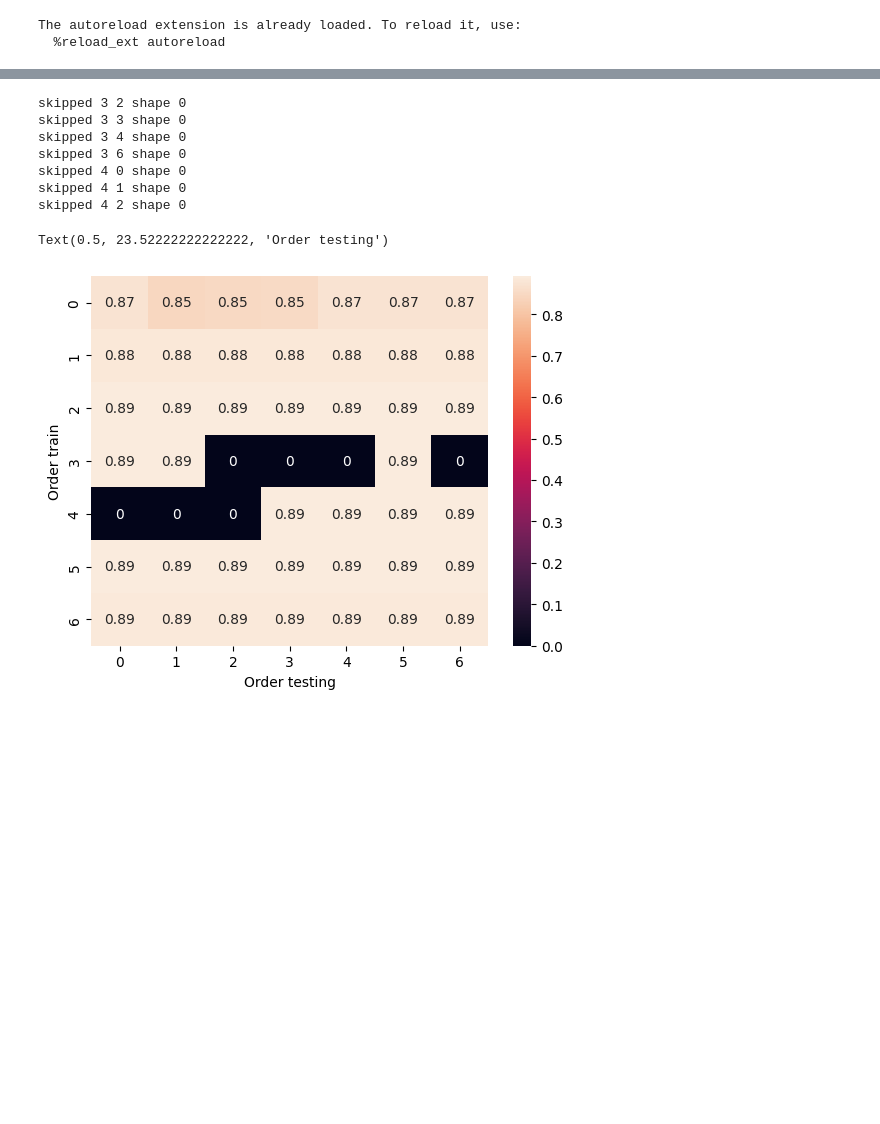
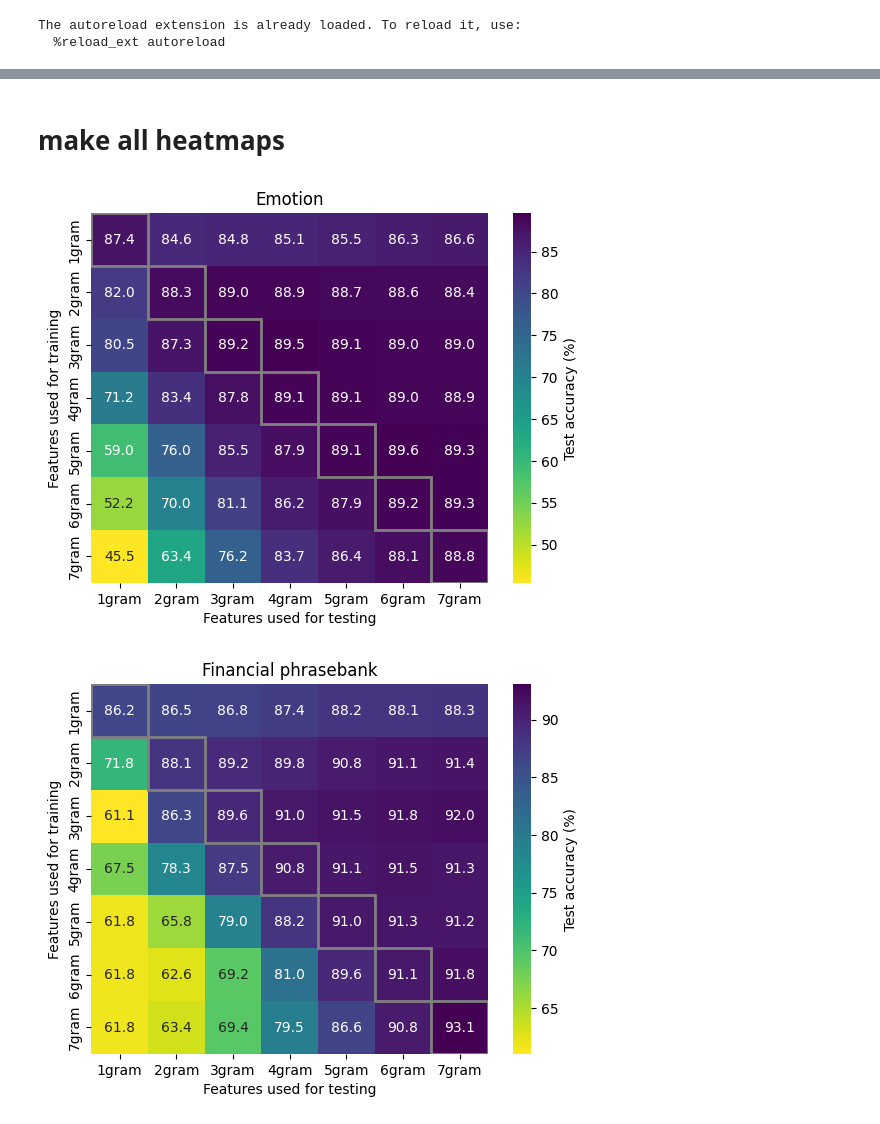
Before and after one commit to csinva/imodelsX, a Jupyter notebook: notebooks/05_vary_ngrams_test.ipynb, the cells around one changed output, grey strips where cells are left out. Drawn from its saved outputs; the diff is of its cells as text; code cells hidden in the pictures; blank space fills up the shorter version.

Commit message:
add vary_ngrams_test plots

```diff
--- a/notebooks/05_vary_ngrams_test.ipynb
+++ b/notebooks/05_vary_ngrams_test.ipynb
@@ -51,7 +48,3 @@ rs.head()
 | 2 | nateraw/bert-base-uncased-emotion | 1 | 3 | -1 | all |  | emotion | 1 | last_hidden_state_mean |  | ... |
 | 3 | nateraw/bert-base-uncased-emotion | 1 | 4 | -1 | all |  | emotion | 1 | last_hidden_state_mean |  | ... |
 | 4 | nateraw/bert-base-uncased-emotion | 1 | 5 | -1 | all |  | emotion | 1 | last_hidden_state_mean |  | ... |
-# %%
-dset = 'emotion'
-d = rs[rs.dataset == dset]
-d[['ngrams', 'ngrams_test', 'acc_val']].head()
@@ -65,28 +51,42 @@ d[['ngrams', 'ngrams_test', 'acc_val']].head()
-# %%
-N = 7
-heatmap = np.zeros((N, N))
-for i in range(N):
-    for j in range(N):
-        row = d[
-            (d.ngrams == i + 1) & (d.ngrams_test == j + 1)
-        ]
-        # print(row.shape)
-        if row.shape[0] == 1:
-            heatmap[i, j] = row['acc_val']
-        else:
-            print('skipped', i, j, 'shape', row.shape[0])
-# %% [output]
-skipped 3 2 shape 0
-skipped 3 3 shape 0
-skipped 3 4 shape 0
-skipped 3 6 shape 0
-skipped 4 0 shape 0
-skipped 4 1 shape 0
-skipped 4 2 shape 0
-# %%
-sns.heatmap(heatmap, annot=True)
-plt.ylabel('Order train')
-plt.xlabel('Order testing')
-# %% [output]
-Text(0.5, 23.52222222222222, 'Order testing')
-[figure, removed]
+# %% [markdown]
+# make all heatmaps
+# %%
+heatmaps = []
+dsets = []
+for dset in sorted(rs.dataset.unique()):
+    # dset = 'sst2'
+    d = rs[rs.dataset == dset]
+    d[['ngrams', 'ngrams_test', 'acc_val']].head()
+    N = 7
+    heatmap = np.zeros((N, N))
+    # plt.figure(dpi=300)
+    for i in range(N):
+        for j in range(N):
+            row = d[
+                (d.ngrams == i + 1) & (d.ngrams_test == j + 1)
+            ]
+            if row.shape[0] == 1:
+                heatmap[i, j] = row['acc_val']
+            else:
+                pass
+
+    ax = sns.heatmap(heatmap * 100, annot=True,
+                fmt='.1f', cbar_kws={'label': 'Test accuracy (%)'},
+                cmap=sns.color_palette("viridis_r", as_cmap=True),
+                # vmin=100 * heatmap.max() - 10,
+                )
+    for i in range(N):
+        ax.add_patch(Rectangle((i, i), 1, 1, fill=False, edgecolor='gray', lw=2))
+    plt.yticks(np.arange(N) + 0.5, [f'{n + 1}gram' for n in range(N)])
+    plt.xticks(np.arange(N) + 0.5, [f'{n + 1}gram' for n in range(N)])
+    plt.title(data.DSETS_RENAME_DICT[dset])
+    plt.ylabel('Features used for training')
+    plt.xlabel('Features used for testing')
+    plt.savefig(f'../{dset}.pdf', bbox_inches='tight')
+    plt.show()
+
+    dsets.append(dset)
+    heatmaps.append(deepcopy(heatmap))
+# %% [output]
+[figure, added]
+[figure, added]
```
Also changed, not shown: parts of 6 cells of this notebook, 1 other file.
